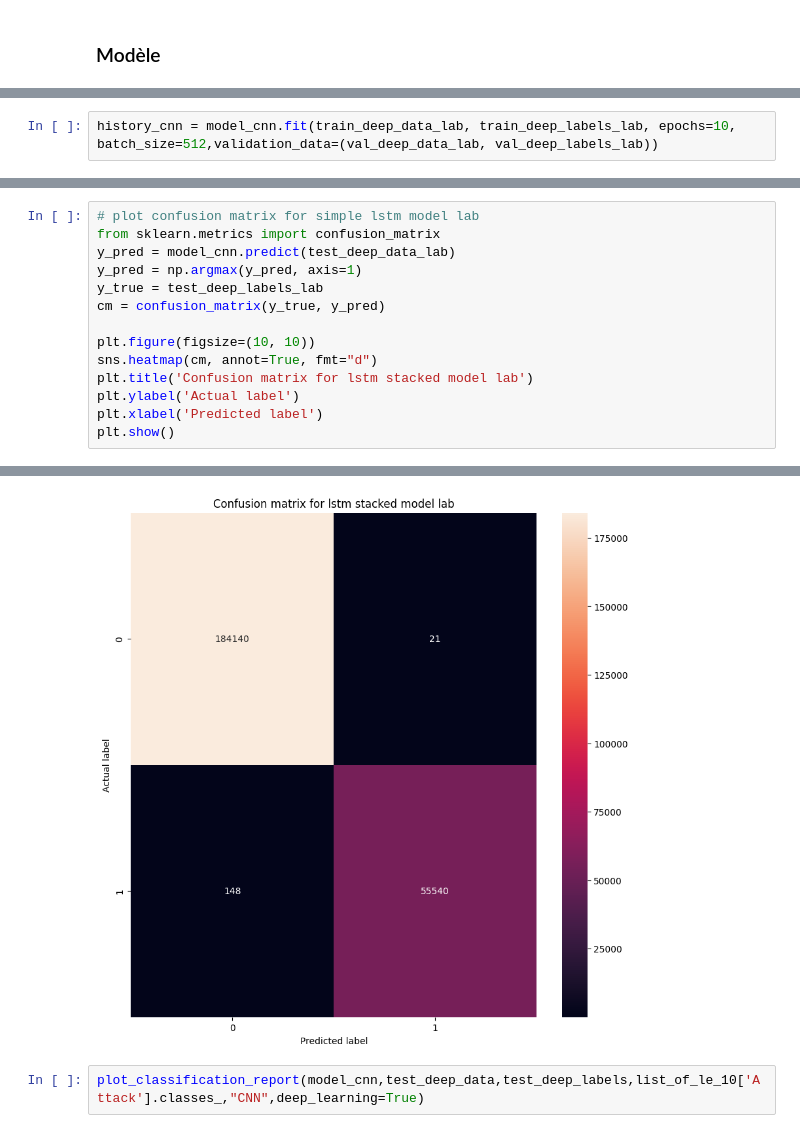
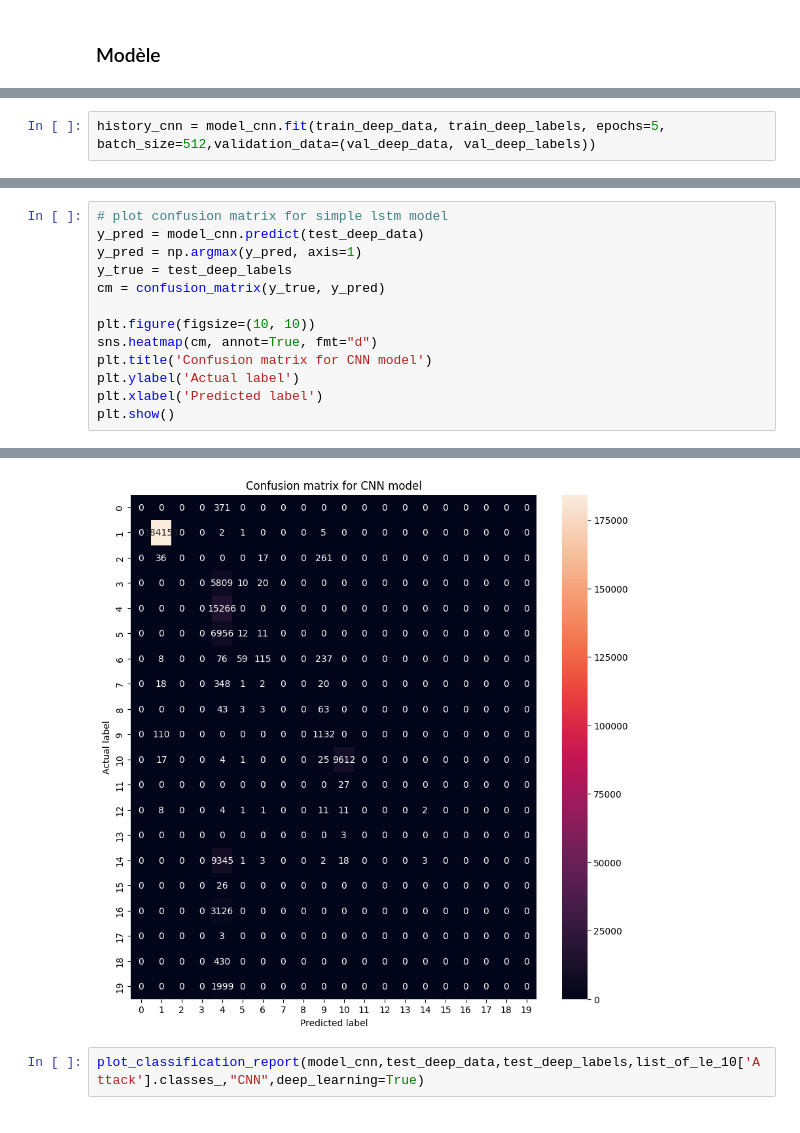
Before and after one commit to pleijan/AwareNet, a Jupyter notebook: IA/experimentation.ipynb, the cells around one changed output, grey strips where cells are left out. Cells and saved outputs as stored; diff of their text form.

```diff
--- a/IA/experimentation.ipynb
+++ b/IA/experimentation.ipynb
@@ -739,3 +739,3 @@ model_cnn.compile(optimizer='adam',
 # %%
-history_cnn = model_cnn.fit(train_deep_data_lab, train_deep_labels_lab, epochs=10, batch_size=512,validation_data=(val_deep_data_lab, val_deep_labels_lab))
+history_cnn = model_cnn.fit(train_deep_data, train_deep_labels, epochs=5, batch_size=512,validation_data=(val_deep_data, val_deep_labels))
 # %% [output]
@@ -767,14 +757,13 @@ model_cnn.evaluate(test_deep_data_lab, test_deep_labels_lab, verbose=2)
 # %%
-# plot confusion matrix for simple lstm model lab
-from sklearn.metrics import confusion_matrix
-y_pred = model_cnn.predict(test_deep_data_lab)
+# plot confusion matrix for simple lstm model
+y_pred = model_cnn.predict(test_deep_data)
 y_pred = np.argmax(y_pred, axis=1)
-y_true = test_deep_labels_lab
+y_true = test_deep_labels
 cm = confusion_matrix(y_true, y_pred)
 
 plt.figure(figsize=(10, 10))
 sns.heatmap(cm, annot=True, fmt="d")
-plt.title('Confusion matrix for lstm stacked model lab')
+plt.title('Confusion matrix for CNN model')
 plt.ylabel('Actual label')
 plt.xlabel('Predicted label')
 plt.show()
@@ -783,4 +772,4 @@ plt.show()
-[figure, old version]
+[figure, new version]
 # %%
 plot_classification_report(model_cnn,test_deep_data,test_deep_labels,list_of_le_10['Attack'].classes_,"CNN",deep_learning=True)
 # %% [output]
```
Also changed, not shown: parts of 6 cells of this notebook, 2 other files.
